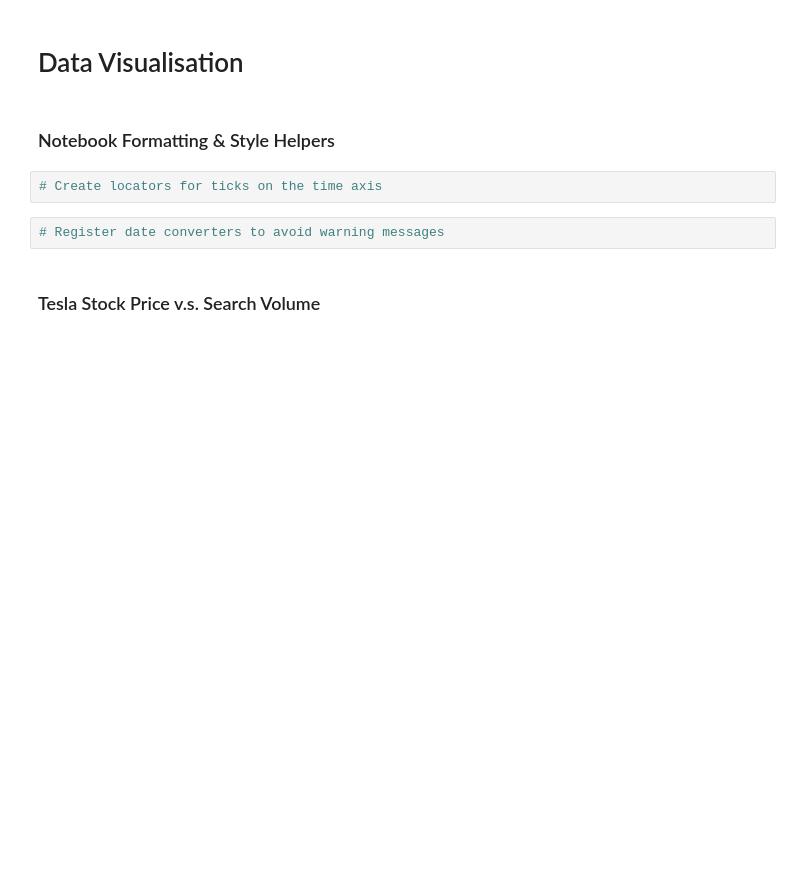
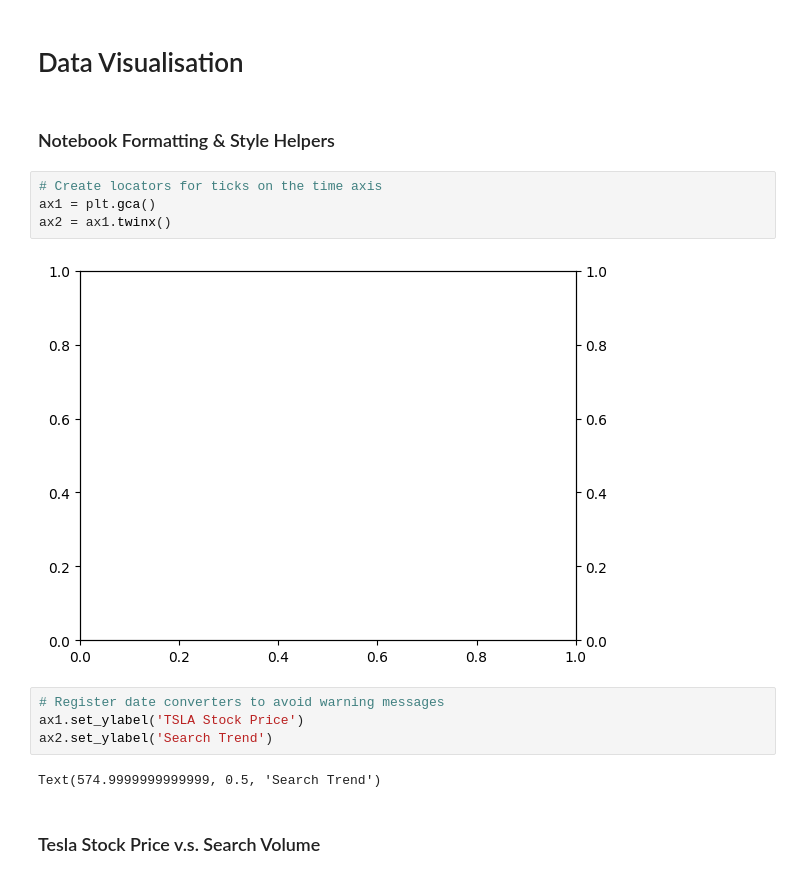
Before and after one commit to shahiddhariwala/google_trends_data_visualisation_and_analysis, a Jupyter notebook: google_trend_data_visualisation.ipynb, the cells around one changed output. Cells and saved outputs as stored; diff of their text form; blank space fills up the shorter version.

Commit message:
Tesla Stock Price v.s. Search Volume analysis

```diff
--- a/google_trend_data_visualisation.ipynb
+++ b/google_trend_data_visualisation.ipynb
@@ -214,8 +247,16 @@ Number of missing values:
 ### Notebook Formatting & Style Helpers
 # %%
 # Create locators for ticks on the time axis
+ax1 = plt.gca()
+ax2 = ax1.twinx()
+# %% [output]
+[figure, added]
 # %%
 # Register date converters to avoid warning messages
+ax1.set_ylabel('TSLA Stock Price')
+ax2.set_ylabel('Search Trend')
+# %% [output]
+Text(574.9999999999999, 0.5, 'Search Trend')
 # %% [markdown]
 ### Tesla Stock Price v.s. Search Volume
 # %% [markdown]
```
Also changed, not shown: parts of 12 cells of this notebook.
